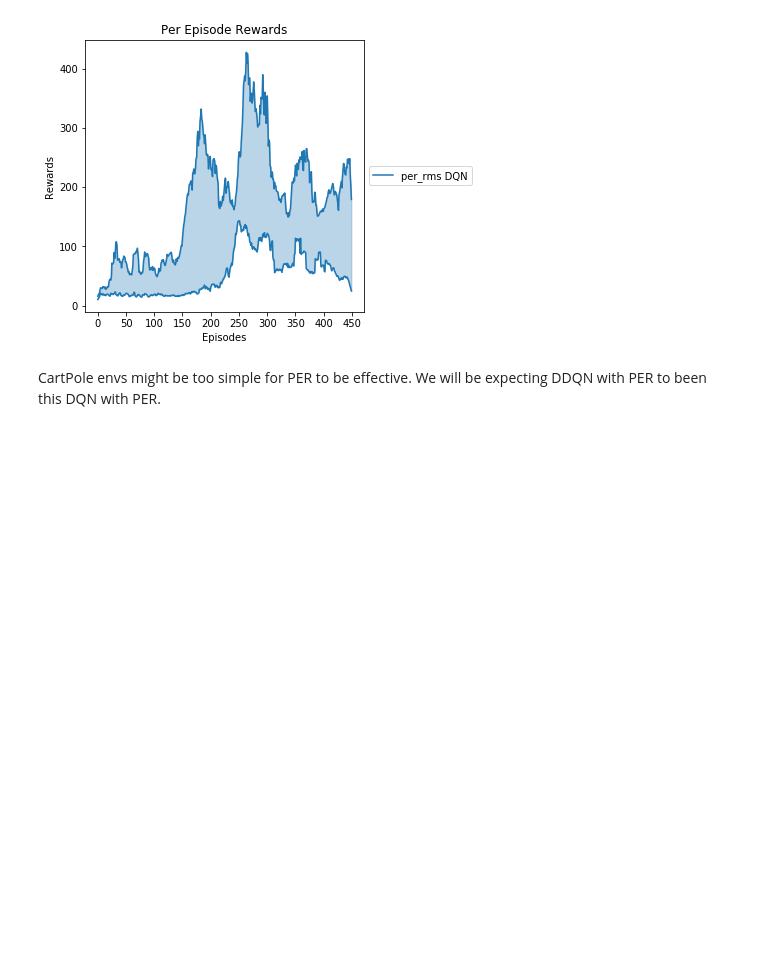
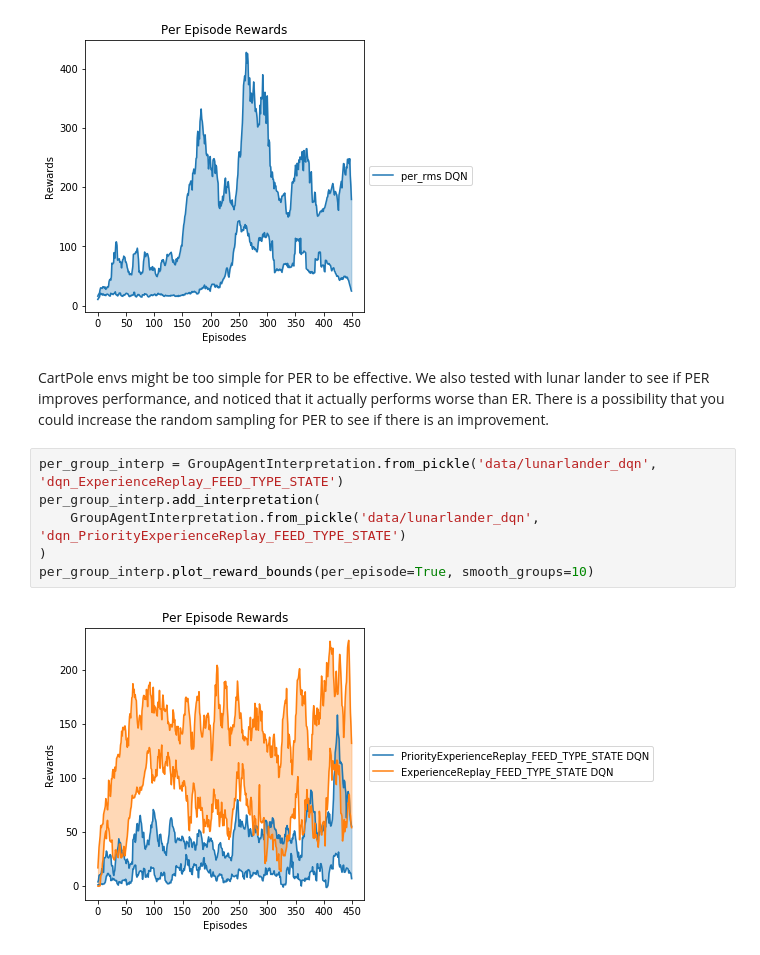
Before and after one commit to josiahls/fast-reinforcement-learning, a Jupyter notebook: docs_src/rl.agents.dqn.ipynb, the cells around one changed output. Cells and saved outputs as stored; diff of their text form; blank space fills up the shorter version.

```diff
--- a/docs_src/rl.agents.dqn.ipynb
+++ b/docs_src/rl.agents.dqn.ipynb
@@ -145,5 +143,13 @@ per_group_interp = GroupAgentInterpretation.from_pickle('data/dqn', 'dqn_per_rms
 per_group_interp.plot_reward_bounds(per_episode=True, smooth_groups=10)
 # %% [output]
 [figure]
-# %% [markdown]
-CartPole envs might be too simple for PER to be effective. We will be expecting DDQN with PER to been this DQN with PER.
+# %% [markdown]
+CartPole envs might be too simple for PER to be effective. We also tested with lunar lander to see if PER improves performance, and noticed that it actually performs worse than ER. There is a possibility that you could increase the random sampling for PER to see if there is an improvement.
+# %%
+per_group_interp = GroupAgentInterpretation.from_pickle('data/lunarlander_dqn', 'dqn_ExperienceReplay_FEED_TYPE_STATE')
+per_group_interp.add_interpretation(
+    GroupAgentInterpretation.from_pickle('data/lunarlander_dqn', 'dqn_PriorityExperienceReplay_FEED_TYPE_STATE')
+)
+per_group_interp.plot_reward_bounds(per_episode=True, smooth_groups=10)
+# %% [output]
+[figure, added]
```
Also changed, not shown: parts of 3 cells of this notebook, 31 other files.
